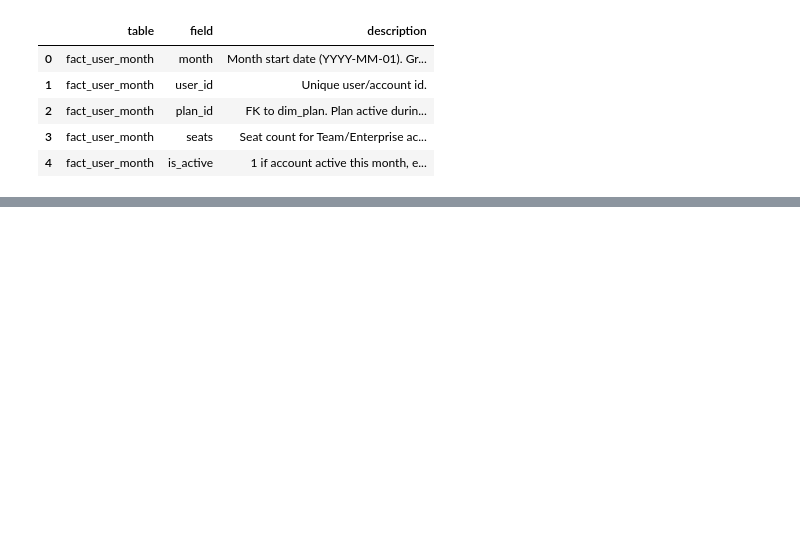
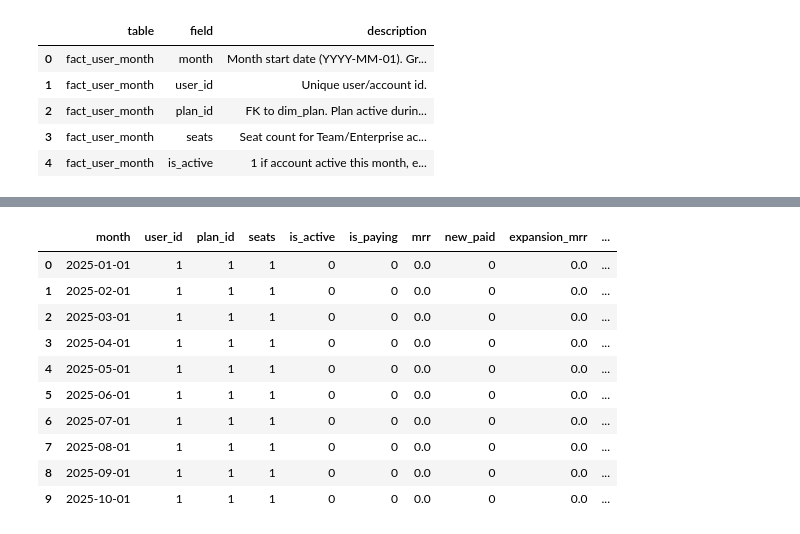
Before and after one commit to lawwrites/revenue_durability, a Jupyter notebook: case_study.ipynb, the cells around one changed output, grey strips where cells are left out. Saved outputs shown, nothing was run; the diff lists cells and outputs as text; code cells hidden in the pictures; blank space fills up the shorter version.

```diff
--- a/case_study.ipynb
+++ b/case_study.ipynb
@@ -15,7 +11,7 @@ data_dict = pd.read_csv('data/data_dictionary.csv')
 dim_month = pd.read_csv('data/dim_month.csv')
 dim_plan = pd.read_csv('data/dim_plan.csv')
 dim_user = pd.read_csv('data/dim_user.csv')
-dim_fact_table = pd.read_csv('data/fact_user_month.csv')
+ft = pd.read_csv('data/fact_user_month.csv')
 # %%
 data_dict.head(5)
 # %% [output]
@@ -27,0 +55,14 @@ data_dict.head(5)
+# %%
+ft.head(10)
+# %% [output]
+|  | month | user_id | plan_id | seats | is_active | is_paying | mrr | new_paid | expansion_mrr | ... |
+| 0 | 2025-01-01 | 1 | 1 | 1 | 0 | 0 | 0.0 | 0 | 0.0 | ... |
+| 1 | 2025-02-01 | 1 | 1 | 1 | 0 | 0 | 0.0 | 0 | 0.0 | ... |
+| 2 | 2025-03-01 | 1 | 1 | 1 | 0 | 0 | 0.0 | 0 | 0.0 | ... |
+| 3 | 2025-04-01 | 1 | 1 | 1 | 0 | 0 | 0.0 | 0 | 0.0 | ... |
+| 4 | 2025-05-01 | 1 | 1 | 1 | 0 | 0 | 0.0 | 0 | 0.0 | ... |
+| 5 | 2025-06-01 | 1 | 1 | 1 | 0 | 0 | 0.0 | 0 | 0.0 | ... |
+| 6 | 2025-07-01 | 1 | 1 | 1 | 0 | 0 | 0.0 | 0 | 0.0 | ... |
+| 7 | 2025-08-01 | 1 | 1 | 1 | 0 | 0 | 0.0 | 0 | 0.0 | ... |
+| 8 | 2025-09-01 | 1 | 1 | 1 | 0 | 0 | 0.0 | 0 | 0.0 | ... |
+| 9 | 2025-10-01 | 1 | 1 | 1 | 0 | 0 | 0.0 | 0 | 0.0 | ... |
```
Also changed, not shown: parts of 26 cells of this notebook, 5 other files.
